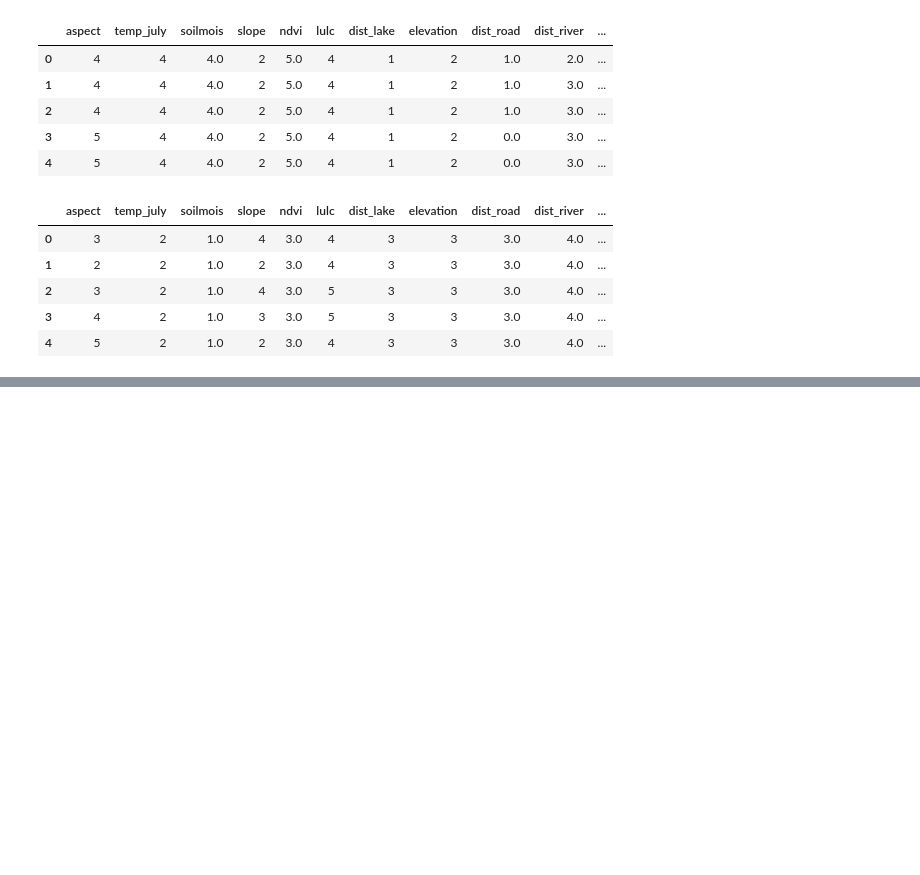
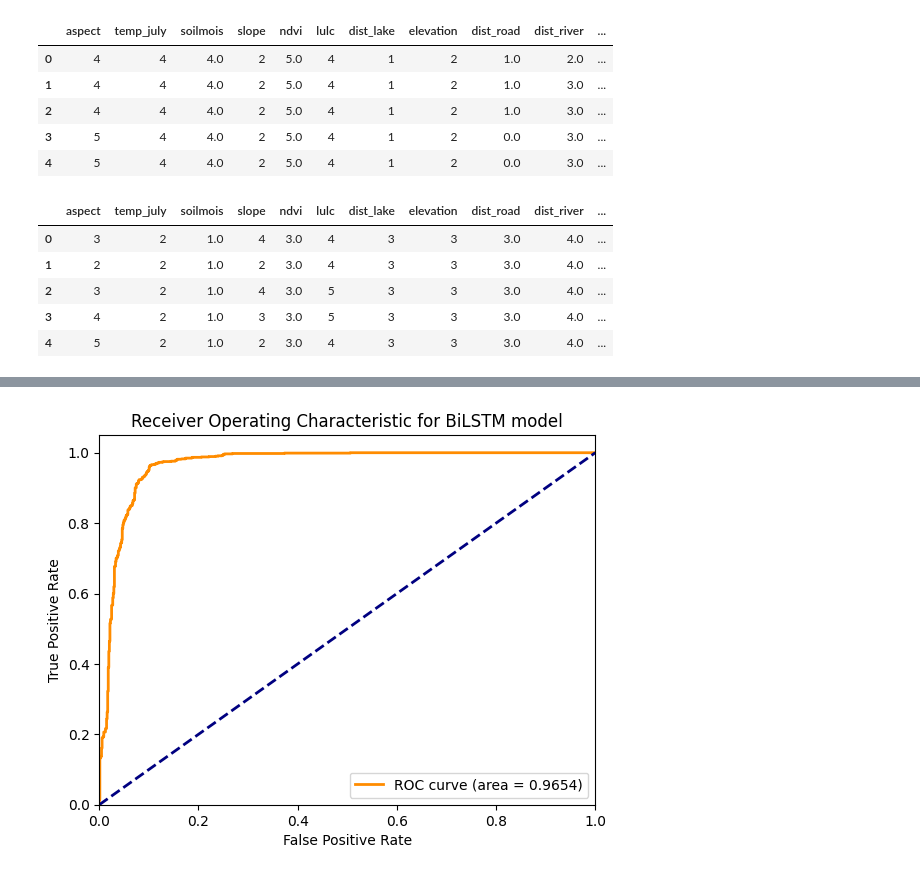
Before and after one commit to ashkanmosalla/Wildfire, a Jupyter notebook: src/Prediction_DEM2000.ipynb, the cells around one changed output, grey strips where cells are left out. Cells and saved outputs as stored; diff of their text form; code cells hidden in the pictures; blank space fills up the shorter version.

Commit message:
Prediction DEM2000 with BiLSTM-BWO

```diff
--- a/src/Prediction_DEM2000.ipynb
+++ b/src/Prediction_DEM2000.ipynb
@@ -4445,0 +4536,65 @@ df2_final.to_csv('WF_Export2_LSTM_BWO.csv', index=False)
+# %%
+import numpy as np
+import tensorflow as tf
+from tensorflow.keras.models import Sequential
+from tensorflow.keras.layers import Bidirectional, LSTM, Dense, Dropout
+from tensorflow.keras.optimizers import Adam
+from sklearn.metrics import roc_curve, auc
+import matplotlib.pyplot as plt
+
+# Define the BiLSTM model
+def create_bilstm_model(input_shape):
+    model = Sequential([
+        Bidirectional(LSTM(8, return_sequences=True), input_shape=input_shape),
+        Dropout(0.5),
+        Bidirectional(LSTM(4)),
+        Dropout(0.5),
+        Dense(4, activation='relu'),
+        Dense(1, activation='sigmoid')  # Use 'sigmoid' for binary classification
+    ])
+    return model
+
+# Assuming input_shape based on the final_train_df without the target column
+input_shape = (1, final_train_df.shape[1] - 1)  # Only one timestep, features equal to number of columns minus target
+
+# Create the model
+model = create_bilstm_model(input_shape)
+
+# Compile the model
+model.compile(optimizer=Adam(learning_rate=0.001), loss='binary_crossentropy', metrics=['accuracy'])
+
+# Convert target data to float32 to avoid TypeError
+y_train = final_train_df['Wildfire'].astype('float32').values
+y_val = final_val_df['Wildfire'].astype('float32').values
+y_test = final_test_df['Wildfire'].astype('float32').values
+
+# Reshape data to fit the BiLSTM input requirements: [samples, timesteps, features]
+X_train = final_train_df.drop('Wildfire', axis=1).values.reshape(-1, 1, final_train_df.shape[1] - 1)
+X_val = final_val_df.drop('Wildfire', axis=1).values.reshape(-1, 1, final_val_df.shape[1] - 1)
+X_test = final_test_df.drop('Wildfire', axis=1).values.reshape(-1, 1, final_test_df.shape[1] - 1)
+
+# Train the model
+history = model.fit(X_train, y_train, epochs=5, batch_size=32, validation_data=(X_val, y_val))
+
+# Evaluate the model on the test set
+test_loss, test_accuracy = model.evaluate(X_test, y_test)
+
+# Predict probabilities for ROC curve
+y_pred_probs = model.predict(X_test).ravel()
+
+# Compute ROC curve and ROC area
+fpr, tpr, thresholds = roc_curve(y_test, y_pred_probs)
+roc_auc = auc(fpr, tpr)
+
+# Plot ROC curve
+plt.figure()
+plt.plot(fpr, tpr, color='darkorange', lw=2, label='ROC curve (area = %0.4f)' % roc_auc)
+plt.plot([0, 1], [0, 1], color='navy', lw=2, linestyle='--')
+plt.xlim([0.0, 1.0])
+plt.ylim([0.0, 1.05])
+plt.xlabel('False Positive Rate')
+plt.ylabel('True Positive Rate')
+plt.title('Receiver Operating Characteristic for BiLSTM model')
+plt.legend(loc="lower right")
+plt.show()
+# %% [output]
@@ -4445,0 +4613 @@ df2_final.to_csv('WF_Export2_LSTM_BWO.csv', index=False)
+[figure, added]
```
Also changed, not shown: parts of 33 cells of this notebook.
